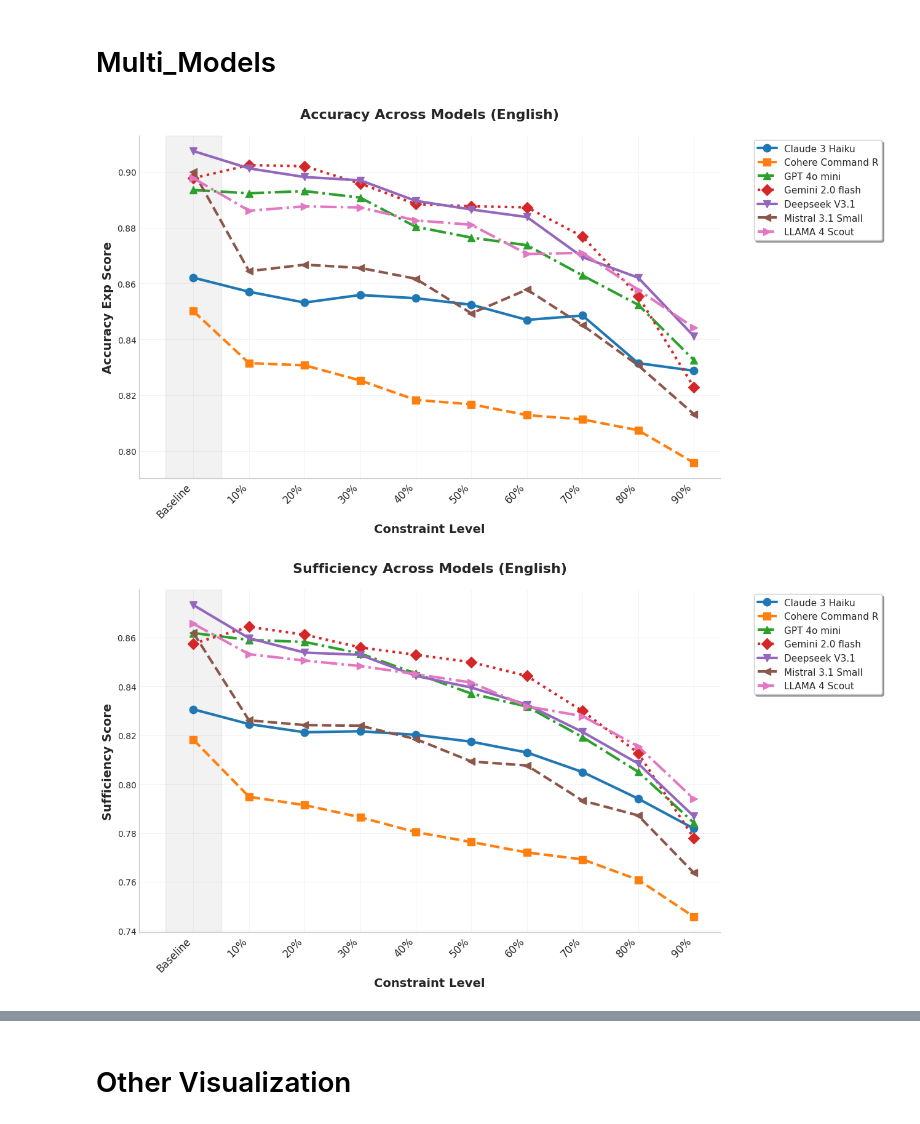
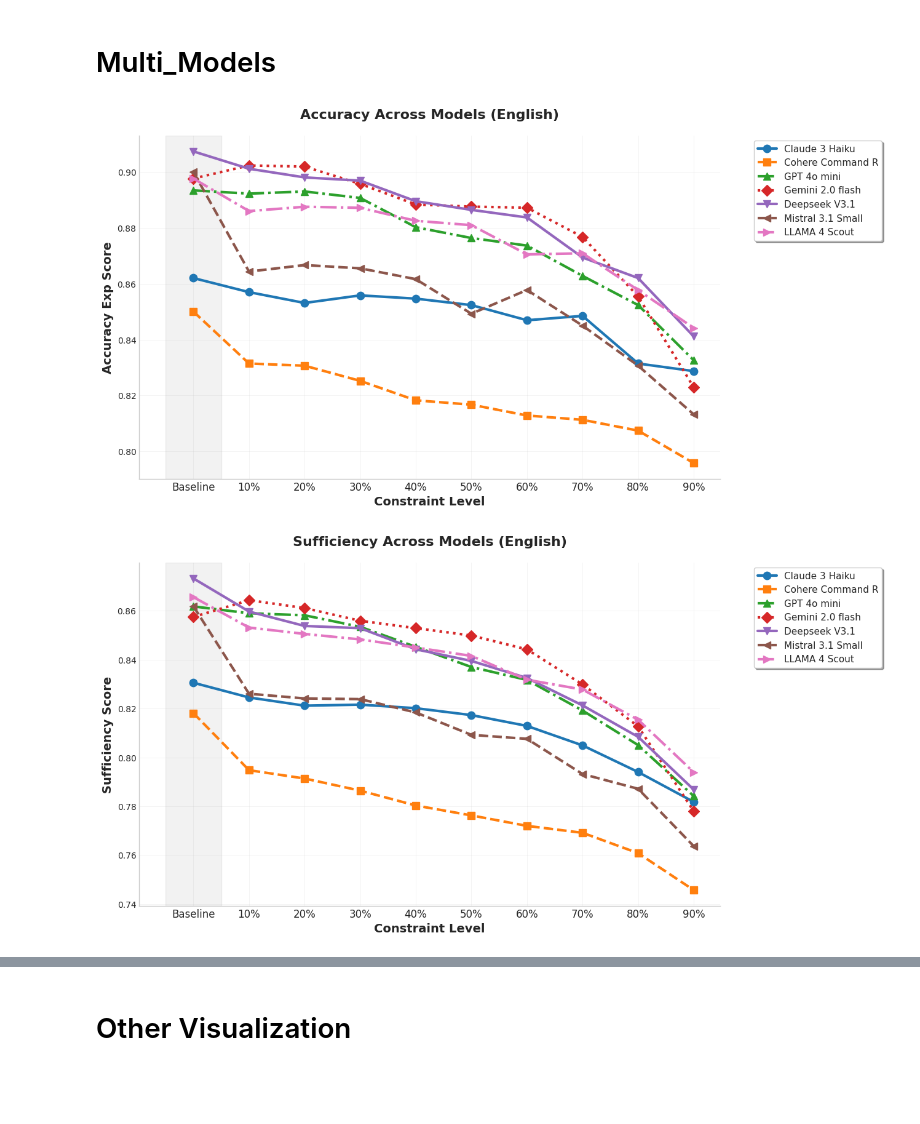
Before and after one commit to alizahedzadeh/LLM-Self-Explanation-IB-Bilingual, a Jupyter notebook: results/models/evaluation/qwen_1.7B/en_with_goldprob/metrics.ipynb, the cells around one changed output, grey strips where cells are left out. Drawn from its saved outputs; the diff is of its cells as text; code cells hidden in the pictures; blank space fills up the shorter version.

```diff
--- a/results/models/evaluation/qwen_1.7B/en_with_goldprob/metrics.ipynb
+++ b/results/models/evaluation/qwen_1.7B/en_with_goldprob/metrics.ipynb
@@ -123,6 +123,7 @@ def compute_metrics(folder: str, prefix: str) -> pd.DataFrame:
         # Similarities (may not exist in baseline)
         sim = df["similarity_with_base"].mean() if "similarity_with_base" in df else None
         sim_clean = df["similarity_with_base_clean"].mean() if "similarity_with_base_clean" in df else None
+        bert_score = df['bertscore_F1_clean'].mean()
 
         results.append({
             "version": version,
@@ -130,7 +131,8 @@ def compute_metrics(folder: str, prefix: str) -> pd.DataFrame:
             "accuracy_noexp": acc_noexp,
             "sufficiency": suff,
             "similarity": sim,
-            "similarity_clean": sim_clean
+            "similarity_clean": sim_clean,
+            "bert_score":bert_score,
         })
 
     results_df = pd.DataFrame(results)
@@ -211,7 +213,7 @@ def plot_metrics(results_df, model_name="Model"):
     # Common styling for all subplots
     for i, ax in enumerate(axs):
         ax.set_xticks(x_pos)
-        ax.set_xticklabels(display_labels, rotation=45, ha='right', fontsize=11)
+        ax.set_xticklabels(display_labels, fontsize=11)
         ax.set_xlabel("Constraint Level", fontsize=12, fontweight='bold')
         ax.spines['top'].set_visible(False)
         ax.spines['right'].set_visible(False)
@@ -272,7 +274,7 @@ def plot_multi_models(dfs: dict, metric: str, title: str, save_path=None):
                 zorder=3)
 
     # Styling
-    plt.xticks(x_pos, display_labels, rotation=45, ha='right', fontsize=12)
+    plt.xticks(x_pos, display_labels, fontsize=12)
     plt.xlabel("Constraint Level", fontsize=14, fontweight='bold')
     plt.ylabel(f"{metric.replace('_', ' ').title()} Score", fontsize=14, fontweight='bold')
     plt.title(title, fontsize=16, fontweight='bold', pad=20)
@@ -577,24 +706,26 @@ mistral/eval_mistral_small_3.1_90_with_goldprob.csv
 # %%
 # دیکشنری از مدل‌ها
 dfs = {
     "Claude 3 Haiku": claude_df,
     "Cohere Command R": cohere_df,
     "GPT 4o mini": gpt_df,
     #"LLAMA 4 Maverik": llama_df,
     "Gemini 2.0 flash": gemini_df,
     "Deepseek V3.1": deepseek_df,
     "Mistral 3.1 Small": mistral_df,
     "LLAMA 4 Scout": llama_df_scout,
 }
 
 # Accuracy
 plot_multi_models(dfs, "accuracy_exp", "Accuracy Across Models (English)")
 
 # Sufficiency
 plot_multi_models(dfs, "sufficiency", "Sufficiency Across Models (English)")
 
-# Similarity Clean
-plot_multi_models(dfs, "similarity_clean", "Similarity Across Models (English)")
+# # Similarity Clean
+# plot_multi_models(dfs, "similarity_clean", "Similarity Across Models (English)")
+
+# plot_multi_models(dfs, "bert_score", "BertScore (English)")
 # %% [output]
-[figure, old version]
+[figure, new version]
-[figure, old version]
+[figure, new version]
```
Also changed, not shown: parts of 26 cells of this notebook, 3 other files.
